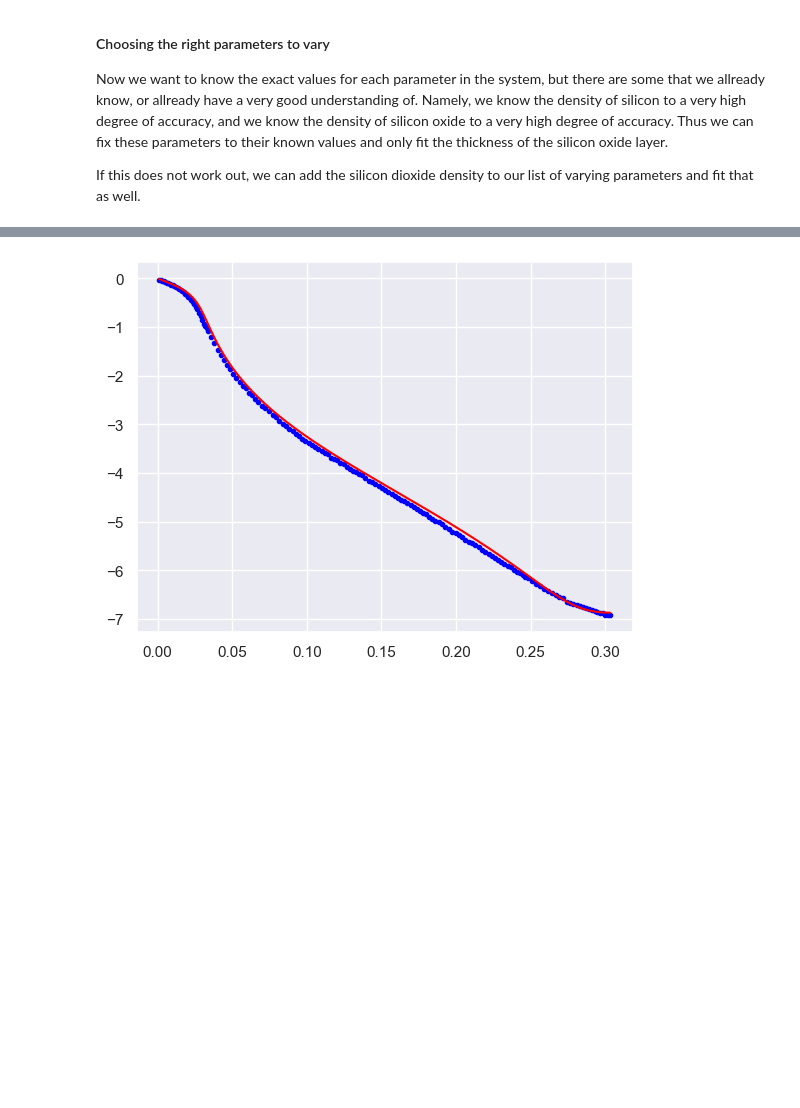
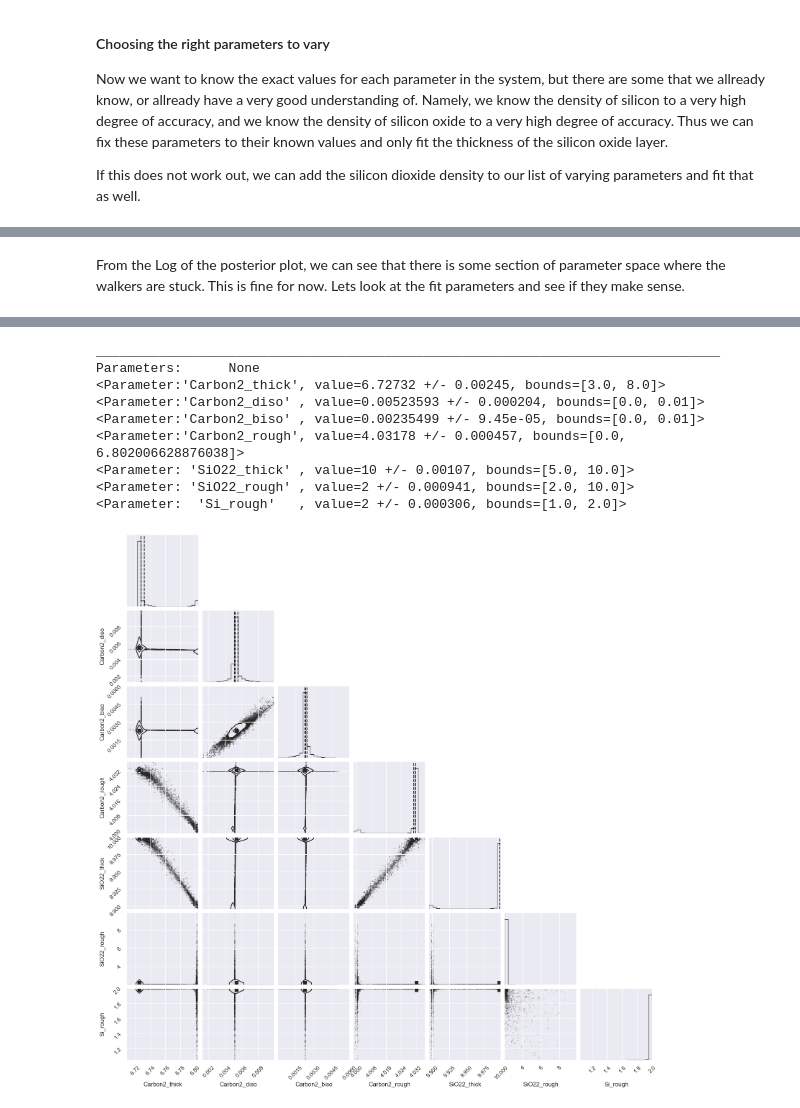
Before and after one commit to WSU-Carbon-Lab/pyref, a Jupyter notebook: src/BareSiFitting.ipynb, the cells around one changed output, grey strips where cells are left out. Cells and saved outputs as stored; diff of their text form; code cells hidden in the pictures; blank space fills up the shorter version.

```diff
--- a/src/BareSiFitting.ipynb
+++ b/src/BareSiFitting.ipynb
@@ -79,24 +96,24 @@ We will start by allowing the density of Carbon to vary from the standard densit
 en1 = 250 # eV
 en2 = 320 # eV
 
-
 si = PXR_MaterialSLD("Si", 2.33, name="Si") # substrate
 vacuum = PXR_MaterialSLD("", 1, name="Vacuum") # Superstrate
 sio21 = PXR_MaterialSLD("SiO2", 2.28, name="SiO21") # surface oxide
-n_gunk_1 = 0.003 + 0.002j
+n_gunk_1 = 0.003 + 0.002j #
 carbon1 = PXR_SLD(n_gunk_1, symmetry="iso", name="Carbon1") # surface carbon
 
 sio22 = PXR_MaterialSLD("SiO2", 2.28, name="SiO22") # surface oxide
-n_gunk_2 = 0.003 + 0.002j
+n_gunk_2 = 0.003 + 0.001j
 carbon2 = PXR_SLD(n_gunk_2, symmetry="iso", name="Carbon2") # surface carbon
 
 
-si_slab = si(0, 0.5)
+si_slab = si(0, 2)
 
-sio2_slab_en1 = sio21(10, 3)
-carbon_slab_en1 = carbon1(2,1)
-sio2_slab_en2 = sio22(10, 3)
-carbon_slab_en2 = carbon2(2,1)
+sio2_slab_en1 = sio21(10, 2)
+carbon_slab_en1 = carbon1(6,4)
+
+sio2_slab_en2 = sio22(10, 2)
+carbon_slab_en2 = carbon2(6,4)
 
 structure1 = vacuum | carbon_slab_en1 | sio2_slab_en1 | si_slab
 structure2 = vacuum | carbon_slab_en2 | sio2_slab_en2 | si_slab
@@ -181,0 +304,27 @@ fitter2 = CurveFitter(obj_2)
+# %%
+class LE_ThickRoughConstraint(object):
+    def __init__(self, pars) -> None:
+        self.pars = pars
+
+    def __call__(self, model, data):
+        if float(self.pars[0] - self.pars[1])<0:
+            return 0
+        else:
+            return -np.inf
+
+constraint_carbon = LE_ThickRoughConstraint(pars_carbon)
+constraint_sio2 = LE_ThickRoughConstraint(pars_sio2)
+obj_2.logp_extra = constraint_carbon
+obj_2.logp_extra = constraint_sio2
+
+print(structure2[1].thick, structure2[1].rough, sep="\n")
+print(structure2[2].thick, structure2[2].rough, sep="\n")
+print(obj_2.logpost(), "\n")
+
+print("Now if we violate the constraint")
+structure2[1].thick.value = 1
+structure2[2].rough.value = 10
+print(obj_2.logpost())
+
+structure2[1].thick.value = 7
+structure2[2].rough.value = 2
@@ -249,4 +352,6 @@ plt.plot(-lp)
+# %% [markdown]
+From the Log of the posterior plot, we can see that there is some section of parameter space where the walkers are stuck. This is fine for now. Lets look at the fit parameters and see if they make sense.
 # %%
-obj_2.plot()
+obj_2.corner()
 print(obj_2.varying_parameters())
 # %% [output]
@@ -261,4 +375,13 @@ Parameters:      None
+________________________________________________________________________________
+Parameters:      None
+<Parameter:'Carbon2_thick', value=6.72732 +/- 0.00245, bounds=[3.0, 8.0]>
+<Parameter:'Carbon2_diso' , value=0.00523593 +/- 0.000204, bounds=[0.0, 0.01]>
+<Parameter:'Carbon2_biso' , value=0.00235499 +/- 9.45e-05, bounds=[0.0, 0.01]>
+<Parameter:'Carbon2_rough', value=4.03178 +/- 0.000457, bounds=[0.0, 6.802006628876038]>
+<Parameter: 'SiO22_thick' , value=10 +/- 0.00107, bounds=[5.0, 10.0]>
+<Parameter: 'SiO22_rough' , value=2 +/- 0.000941, bounds=[2.0, 10.0]>
+<Parameter:  'Si_rough'   , value=2 +/- 0.000306, bounds=[1.0, 2.0]>
-[figure, old version]
+[figure, new version]
 # %%
 structure2.plot()
 # %% [output]
```
Also changed, not shown: parts of 26 cells of this notebook.
